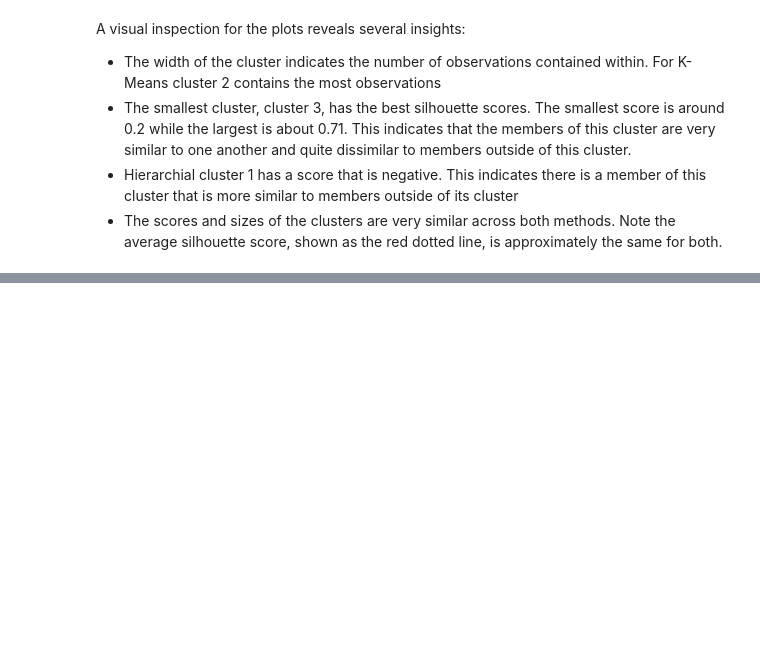
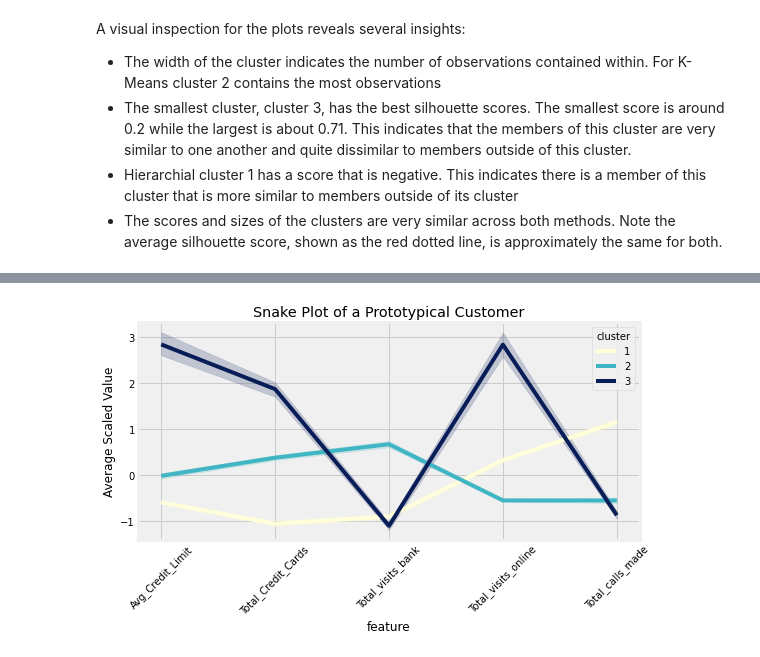
Before and after one commit to FractalMind81/AIML, a Jupyter notebook: Unsupervised Learning/Project 5.ipynb, the cells around one changed output, grey strips where cells are left out. Saved outputs shown, nothing was run; the diff lists cells and outputs as text; code cells hidden in the pictures; blank space fills up the shorter version.

```diff
--- a/Unsupervised Learning/Project 5.ipynb
+++ b/Unsupervised Learning/Project 5.ipynb
@@ -553,0 +580,17 @@ A visual inspection for the plots reveals several insights:
+# %%
+# create a scaled dataframe
+data_scaled = pd.DataFrame(X, columns=data.columns[:5])
+
+# add the cluster labels
+data_scaled['cluster'] = km_clusters
+
+# melt the scaled data
+melted = data_scaled.melt(value_vars=data_scaled.columns[:-1], id_vars='cluster', var_name='feature')
+# %%
+plt.figure(figsize=(8,4))
+sns.lineplot('feature', 'value', hue='cluster', data=melted, palette='YlGnBu');
+plt.title("Snake Plot of a Prototypical Customer");
+plt.ylabel("Average Scaled Value")
+plt.xticks(rotation=45);
+# %% [output]
+[figure, added]
```
Also changed, not shown: parts of 15 cells of this notebook.
